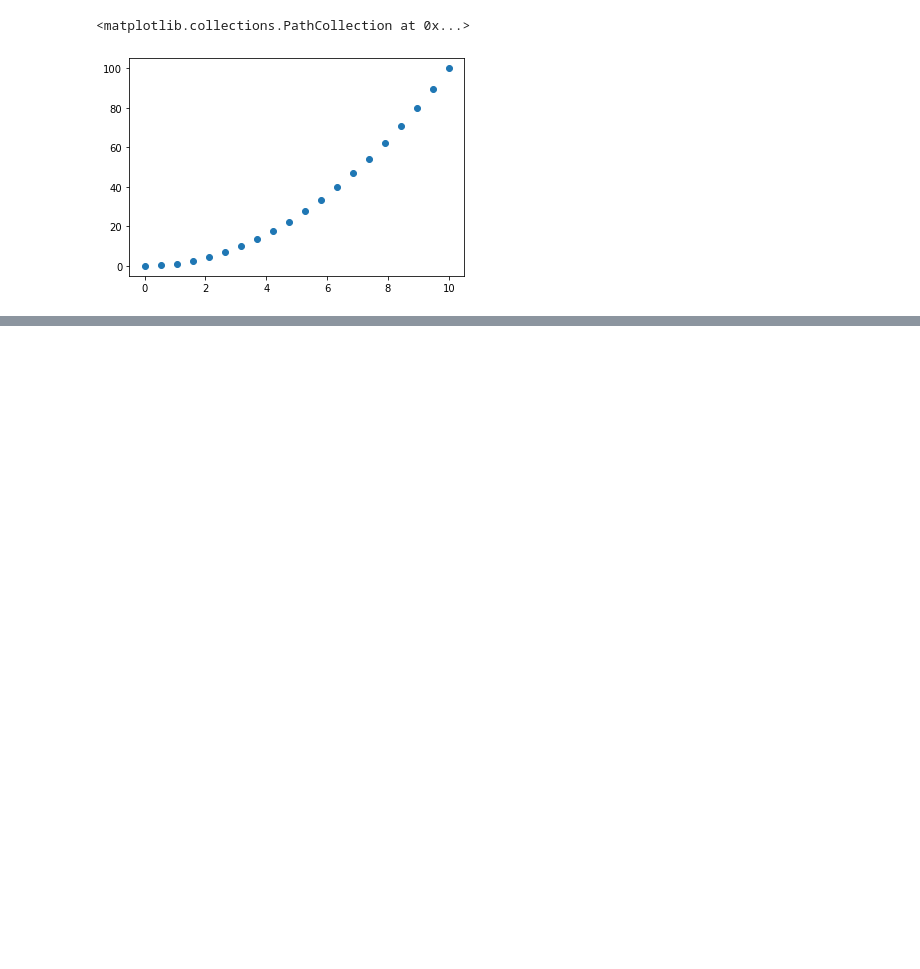
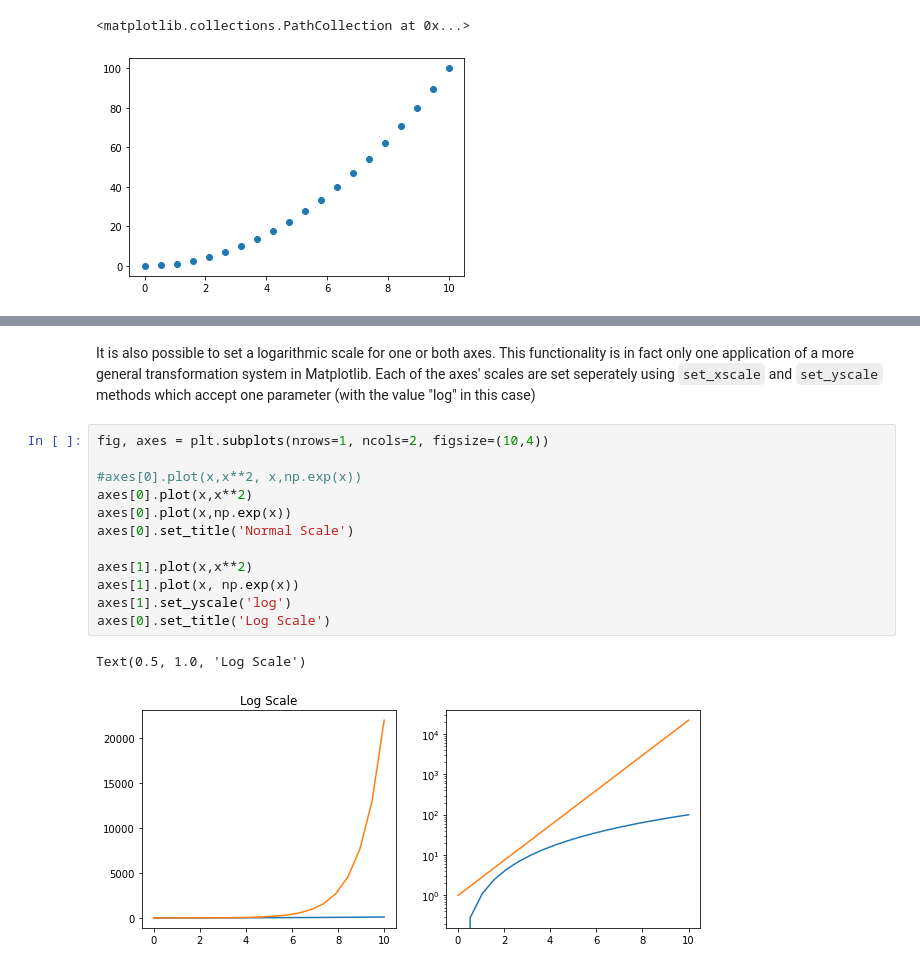
Before and after one commit to Chand0723/Python-Notes, a Jupyter notebook: Plotting/Matplotlib.ipynb, the cells around one changed output, grey strips where cells are left out. Drawn from its saved outputs; the diff is of its cells as text; blank space fills up the shorter version.

Commit message:
Updated Matplotlib Notebook

```diff
--- a/Plotting/Matplotlib.ipynb
+++ b/Plotting/Matplotlib.ipynb
@@ -222,0 +224,17 @@ plt.boxplot(data,vert=True,patch_artist=True);
+# %% [markdown]
+It is also possible to set a logarithmic scale for one or both axes. This functionality is in fact only one application of a more general transformation system in Matplotlib. Each of the axes' scales are set seperately using `set_xscale` and `set_yscale` methods which accept one parameter (with the value "log" in this case)
+# %%
+fig, axes = plt.subplots(nrows=1, ncols=2, figsize=(10,4))
+
+#axes[0].plot(x,x**2, x,np.exp(x))
+axes[0].plot(x,x**2)
+axes[0].plot(x,np.exp(x))
+axes[0].set_title('Normal Scale')
+
+axes[1].plot(x,x**2)
+axes[1].plot(x, np.exp(x))
+axes[1].set_yscale('log')
+axes[0].set_title('Log Scale')
+# %% [output]
+Text(0.5, 1.0, 'Log Scale')
+[figure, added]
```
Also changed, not shown: parts of 7 cells of this notebook.
